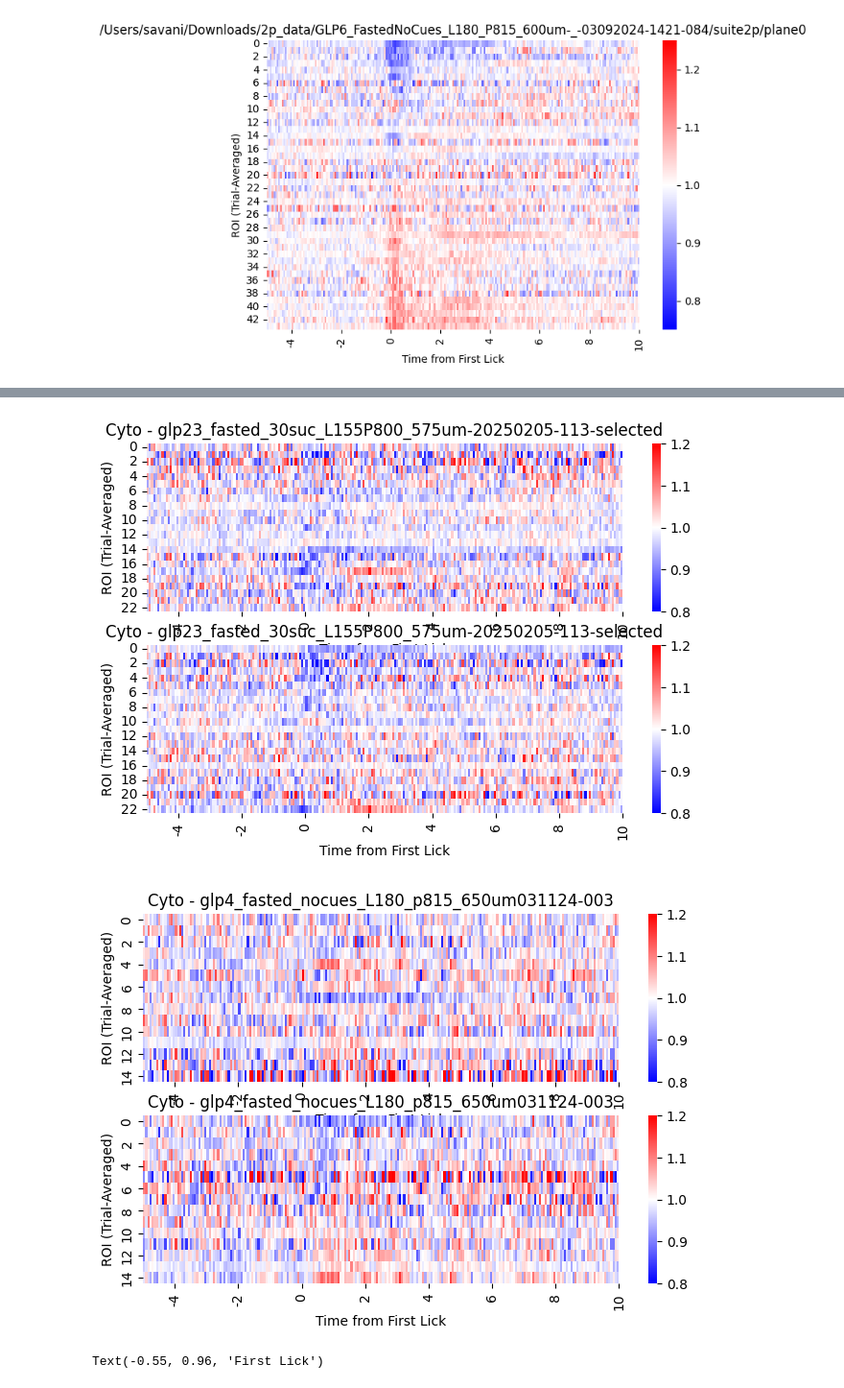
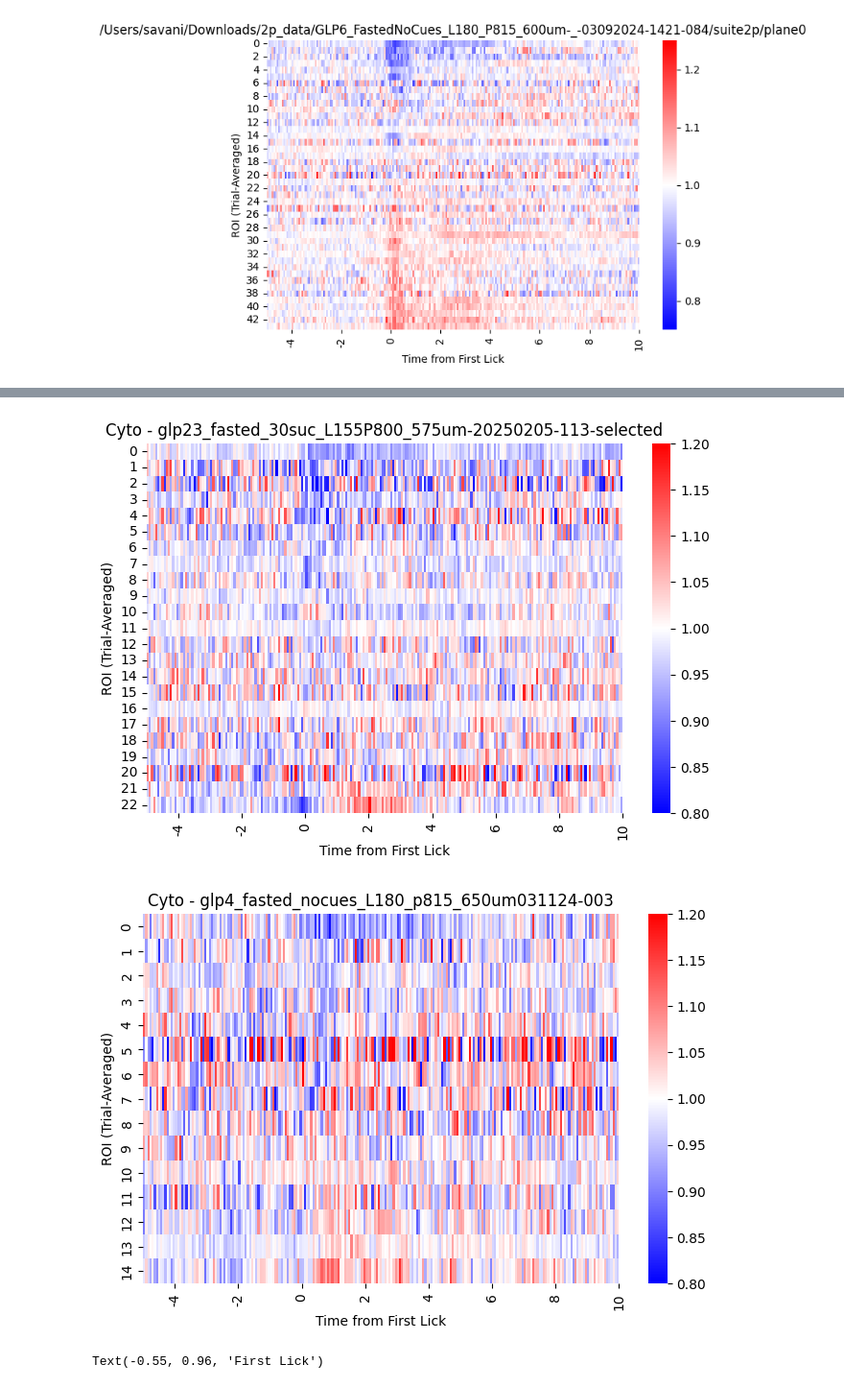
Before and after one commit to RohanSavani/PVN_GLP1R_2P, a Jupyter notebook: src/notebooks/single_rec_viz.ipynb, the cells around one changed output, grey strips where cells are left out. Shown at 96% size. Drawn from its saved outputs; the diff is of its cells as text; code cells hidden in the pictures.

```diff
--- a/src/notebooks/single_rec_viz.ipynb
+++ b/src/notebooks/single_rec_viz.ipynb
@@ -145,10 +145,10 @@ for subdir in [f for f in os.listdir(folder) if not f.startswith('.')]:
     # avg_f_manual = p2p.average_trials(filt_f_aligned)
 
 
-    fig, (ax, ax2) = plt.subplots(2, figsize=(8, 5))
+    fig, ax = plt.subplots(1, figsize=(8, 5))
     # fig, ax = plt.subplots(1, figsize=(8, 5))
     ascending_order = np.argsort(np.nanmean(avg_f_cyto[:, 75:105], axis=1))
-    sorted_avg_mean = avg_f_cyto# [ascending_order, :]
+    sorted_avg_mean = avg_f_cyto[ascending_order, :]
     sns.heatmap(sorted_avg_mean, ax = ax, vmin=0.8, vmax=1.2, cmap='bwr')
     ax.set_xticks(np.arange(15, 255, 15)[::2])
     ax.set_xticklabels((np.arange(15, 255, 15)/15).astype(int)[::2]-5)
@@ -156,14 +156,6 @@ for subdir in [f for f in os.listdir(folder) if not f.startswith('.')]:
     ax.set_xlabel("Time from First Lick")
     ax.set_title(f"Cyto - {subdir}")
 
-    ascending_order = np.argsort(np.nanmean(avg_f_cyto[:, 75:105], axis=1))
-    sorted_avg_mean = avg_f_cyto[ascending_order, :]
-    sns.heatmap(sorted_avg_mean, ax = ax2, vmin=0.8, vmax=1.2, cmap='bwr')
-    ax2.set_xticks(np.arange(15, 255, 15)[::2])
-    ax2.set_xticklabels((np.arange(15, 255, 15)/15).astype(int)[::2]-5)
-    ax2.set_ylabel("ROI (Trial-Averaged)")
-    ax2.set_xlabel("Time from First Lick")
-    ax2.set_title(f"Cyto - {subdir}")
     # ascending_order = np.argsort(np.nanmean(avg_f_manual[:, 75:105], axis=1))
     # sorted_avg_mean = avg_f_manual[ascending_order, :]
     # sns.heatmap(sorted_avg_mean, ax = ax2, vmin=0.8, vmax=1.2, cmap='bwr')
@@ -174,5 +166,5 @@ for subdir in [f for f in os.listdir(folder) if not f.startswith('.')]:
     # ax2.set_title(f"Manual")
     # fig.tight_layout(w_pad=2.0)
 
-    # fig.savefig(os.path.join(folder, subdir, 'suite2p', 'heatmap_compare.png'), dpi=300)
+    # fig.savefig(os.path.join(folder, subdir, 'suite2p', 'heatmap_pop.png'), dpi=300)
 # %% [output]
@@ -182,5 +174,5 @@ for subdir in [f for f in os.listdir(folder) if not f.startswith('.')]:
-[figure, old version]
+[figure, new version]
-[figure, old version]
+[figure, new version]
 # %%
 fig, ax = plt.subplots(1, figsize=(10, 5))
 time = np.linspace(-5, 10, num=225)
```
Also changed, not shown: parts of 2 cells of this notebook, 2 other files.
